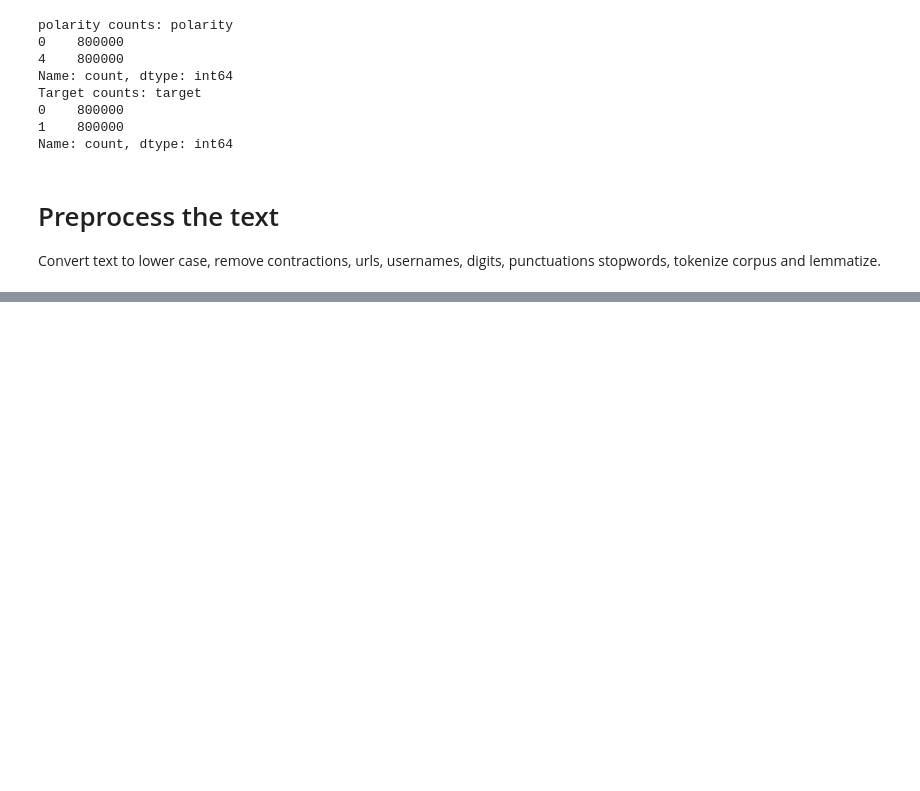
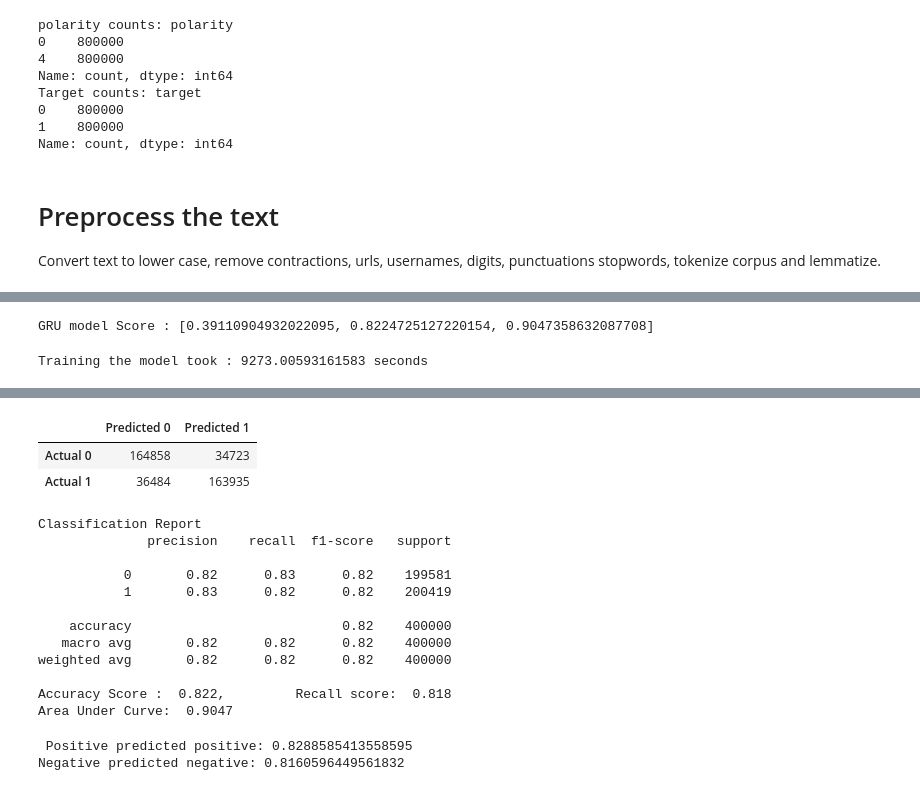
Before and after one commit to pajeeokoth/Sentiment_Analysis, a Jupyter notebook: P7_02_jupyternotebook.ipynb, the cells around one changed output, grey strips where cells are left out. Saved outputs shown, nothing was run; the diff lists cells and outputs as text; code cells hidden in the pictures; blank space fills up the shorter version.

```diff
--- a/P7_02_jupyternotebook.ipynb
+++ b/P7_02_jupyternotebook.ipynb
@@ -228,0 +471,41 @@ print(classify_message(classifier, vectorizer, message))
+# %%
+print(f'GRU model Score : {gru_model.evaluate(Xtest_, ytest, verbose =0)}')
+# %% [output]
+GRU model Score : [0.39110904932022095, 0.8224725127220154, 0.9047358632087708]
+# %%
+print("Training the model took : %s seconds " % (time.time() - start_time))
+# %% [output]
+Training the model took : 9273.00593161583 seconds
+# %%
+# 10a. Function to predict and evaluate model
+def pred_test(model,x_test, y_test):
+    from sklearn.metrics import accuracy_score, recall_score, roc_auc_score, classification_report, confusion_matrix
+    # generate predictions (probabilities)
+    y_pred_ = model.predict(x_test)
+
+    # predictions
+    y_pred = (model.predict(x_test) > 0.5).astype(int)
+
+    # Generate a confusion matrix for the model
+    cm = confusion_matrix(y_test, y_pred)
+    cm_df = pd.DataFrame(
+        cm, index=["Actual 0", "Actual 1"], columns=["Predicted 0", "Predicted 1"]
+        )
+
+    # Print the classification report for the model
+    print("Confusion Matrix")
+    display(cm_df)
+
+    print("Classification Report")
+    print(classification_report(y_test, y_pred))
+    print(f"Accuracy Score : {accuracy_score(y_test, y_pred): .3f}, \
+        Recall score: {recall_score(y_test, y_pred): .3f}")
+    print(f'Area Under Curve: {roc_auc_score(y_test, y_pred_): .4f}')
+# %%
+# 10b. Make predictions and evaluate model
+# load the best model
+from tensorflow.keras.models import load_model
+
+best_model = load_model('best_model.h5')
+pred_test(best_model, Xtest_, ytest)
+# %% [output]
@@ -228,0 +515,20 @@ print(classify_message(classifier, vectorizer, message))
+|  | Predicted 0 | Predicted 1 |
+| Actual 0 | 164858 | 34723 |
+| Actual 1 | 36484 | 163935 |
+Classification Report
+              precision    recall  f1-score   support
+
+           0       0.82      0.83      0.82    199581
+           1       0.83      0.82      0.82    200419
+
+    accuracy                           0.82    400000
+   macro avg       0.82      0.82      0.82    400000
+weighted avg       0.82      0.82      0.82    400000
+
+Accuracy Score :  0.822,         Recall score:  0.818
+Area Under Curve:  0.9047
+# %%
+print(f' Positive predicted positive: {166119/200419}\nNegative predicted negative: {162870/199581}')
+# %% [output]
+ Positive predicted positive: 0.8288585413558595
+Negative predicted negative: 0.8160596449561832
```
Also changed, not shown: parts of 25 cells of this notebook, 8 other files.
